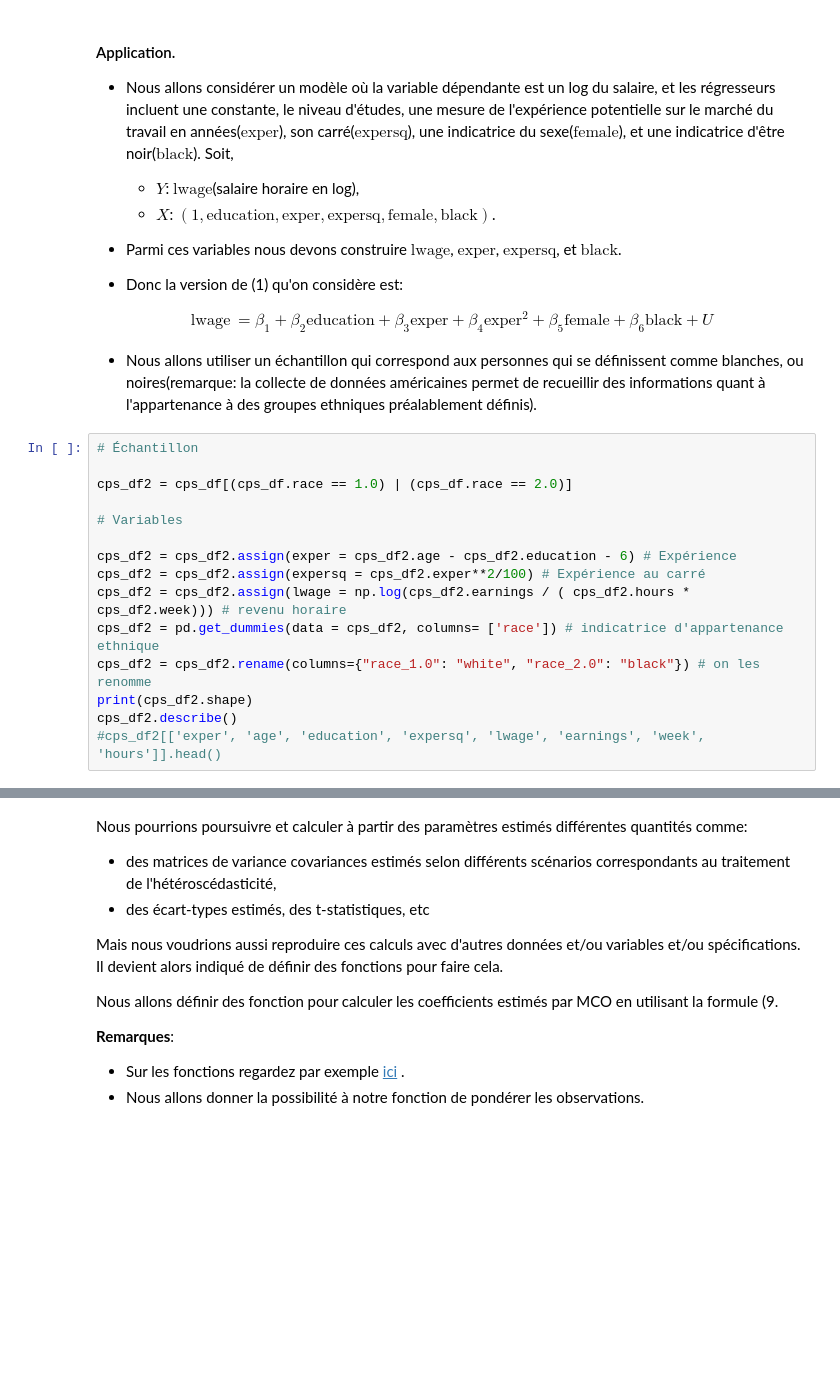
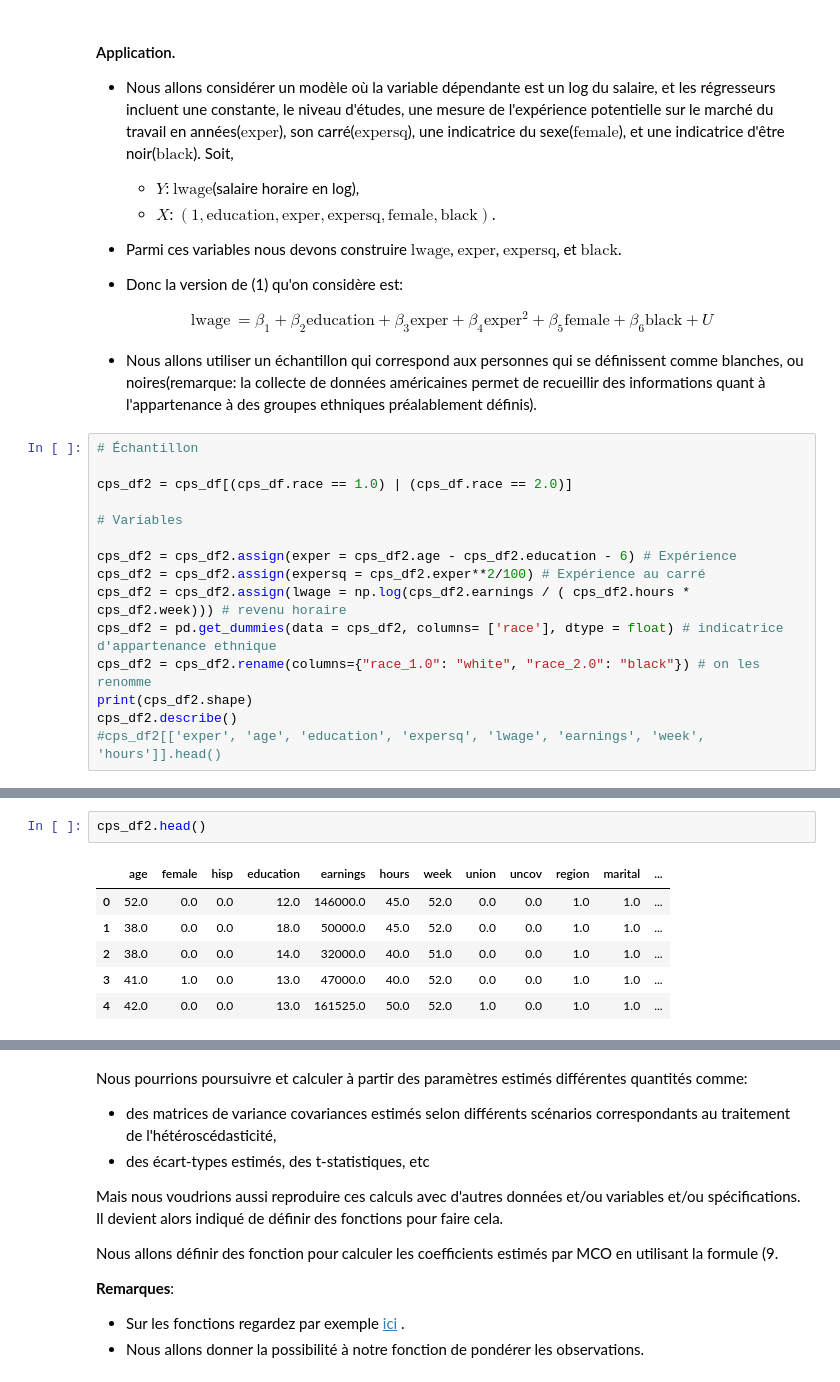
Before and after one commit to MWUrda/Cours-UGA-Econ-Python, a Jupyter notebook: Notebooks/Introduction/Python_Introduction.ipynb, the cells around one changed output, grey strips where cells are left out. Cells and saved outputs as stored; diff of their text form; blank space fills up the shorter version.

```diff
--- a/Notebooks/Introduction/Python_Introduction.ipynb
+++ b/Notebooks/Introduction/Python_Introduction.ipynb
@@ -394,7 +393,7 @@ cps_df2 = cps_df[(cps_df.race == 1.0) | (cps_df.race == 2.0)]
 cps_df2 = cps_df2.assign(exper = cps_df2.age - cps_df2.education - 6) # Expérience
 cps_df2 = cps_df2.assign(expersq = cps_df2.exper**2/100) # Expérience au carré
 cps_df2 = cps_df2.assign(lwage = np.log(cps_df2.earnings / ( cps_df2.hours * cps_df2.week))) # revenu horaire
-cps_df2 = pd.get_dummies(data = cps_df2, columns= ['race']) # indicatrice d'appartenance ethnique
+cps_df2 = pd.get_dummies(data = cps_df2, columns= ['race'], dtype = float) # indicatrice d'appartenance ethnique
 cps_df2 = cps_df2.rename(columns={"race_1.0": "white", "race_2.0": "black"}) # on les renomme
 print(cps_df2.shape)
 cps_df2.describe()
@@ -410,6 +409,15 @@ cps_df2.describe()
 | 50% | 42.000000 | 0.000000 | 0.000000 | 13.000000 | 42000.000000 | 40.000000 | 52.000000 | 0.000000 | 0.000000 | 3.000000 | 1.000000 | ... |
 | 75% | 51.000000 | 1.000000 | 0.000000 | 16.000000 | 65000.000000 | 45.000000 | 52.000000 | 0.000000 | 0.000000 | 3.000000 | 5.000000 | ... |
 | max | 85.000000 | 1.000000 | 1.000000 | 20.000000 | 561087.000000 | 99.000000 | 52.000000 | 1.000000 | 1.000000 | 4.000000 | 7.000000 | ... |
+# %%
+cps_df2.head()
+# %% [output]
+|  | age | female | hisp | education | earnings | hours | week | union | uncov | region | marital | ... |
+| 0 | 52.0 | 0.0 | 0.0 | 12.0 | 146000.0 | 45.0 | 52.0 | 0.0 | 0.0 | 1.0 | 1.0 | ... |
+| 1 | 38.0 | 0.0 | 0.0 | 18.0 | 50000.0 | 45.0 | 52.0 | 0.0 | 0.0 | 1.0 | 1.0 | ... |
+| 2 | 38.0 | 0.0 | 0.0 | 14.0 | 32000.0 | 40.0 | 51.0 | 0.0 | 0.0 | 1.0 | 1.0 | ... |
+| 3 | 41.0 | 1.0 | 0.0 | 13.0 | 47000.0 | 40.0 | 52.0 | 0.0 | 0.0 | 1.0 | 1.0 | ... |
+| 4 | 42.0 | 0.0 | 0.0 | 13.0 | 161525.0 | 50.0 | 52.0 | 1.0 | 0.0 | 1.0 | 1.0 | ... |
 # %%
 # Variables(dépendante et régresseurs)
 
```
Also changed, not shown: parts of 9 cells of this notebook, 8 other files.
